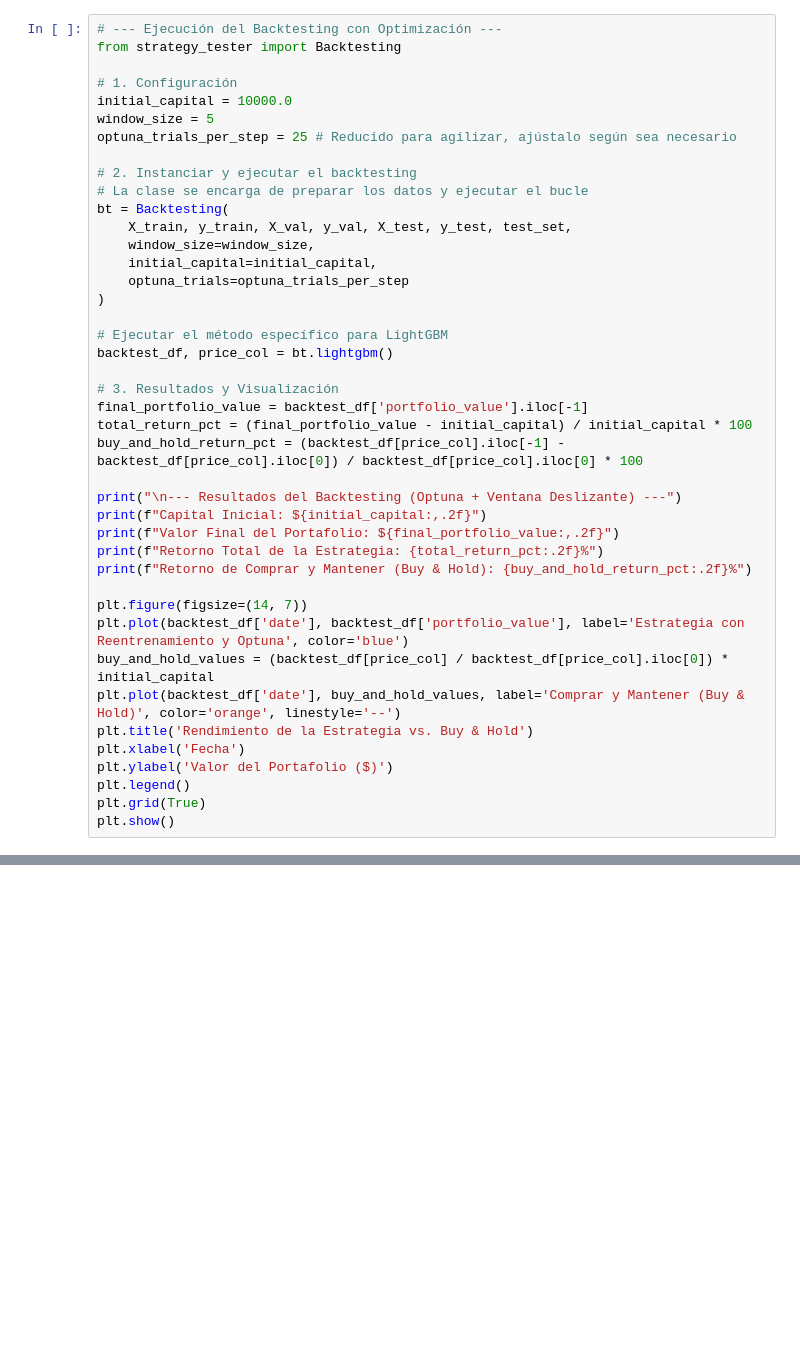
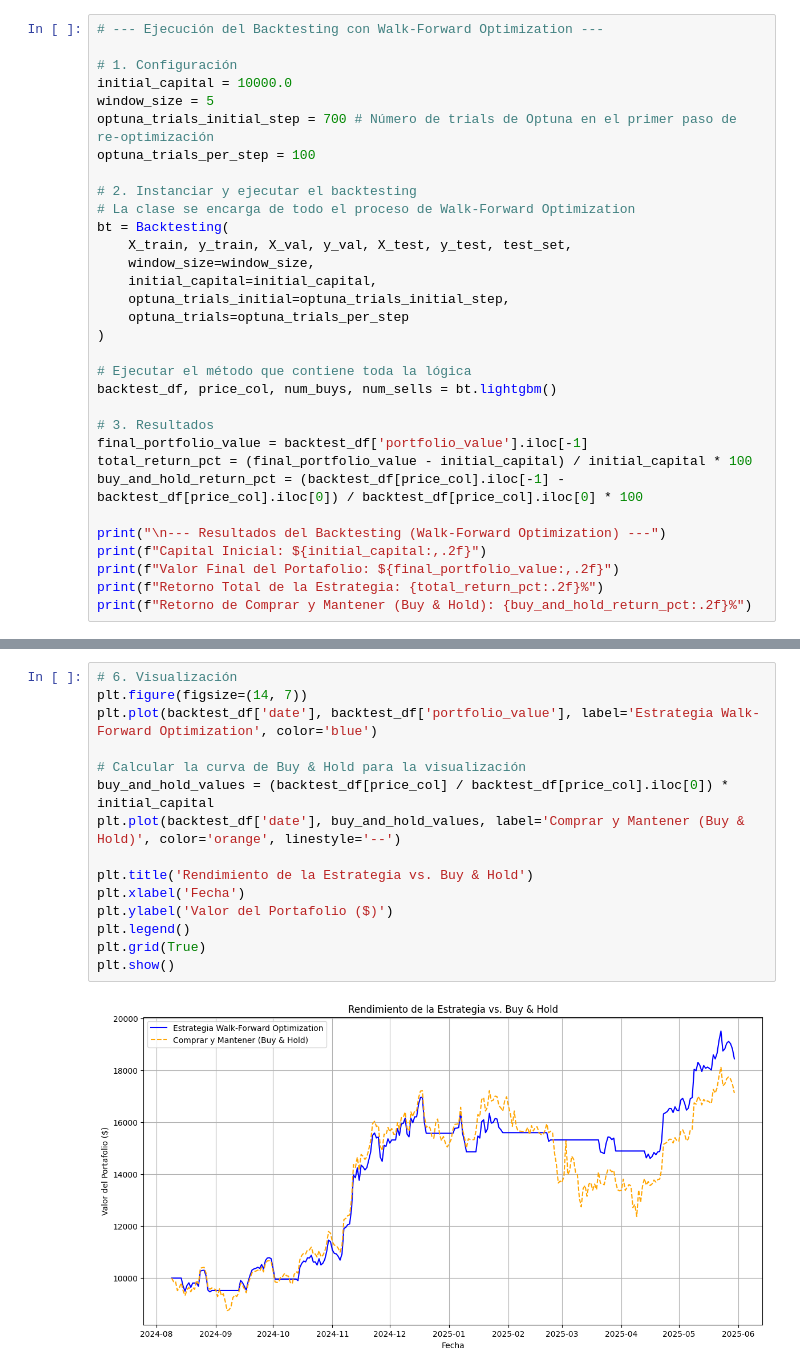
Before and after one commit to GuiredysGomez/bitcoin_sentiment_forecaster, a Jupyter notebook: notebooks/backtesting/select_best_model.ipynb, the cells around one changed output, grey strips where cells are left out. Drawn from its saved outputs; the diff is of its cells as text; blank space fills up the shorter version.

Commit message:
Backtesting ejecutandose bien

```diff
--- a/notebooks/backtesting/select_best_model.ipynb
+++ b/notebooks/backtesting/select_best_model.ipynb
@@ -49,43 +64,33 @@ Mejor modelo según trend_change_f1_score: LightGBM
 # %%
-# --- Ejecución del Backtesting con Optimización ---
-from strategy_tester import Backtesting
+# --- Ejecución del Backtesting con Walk-Forward Optimization ---
 
 # 1. Configuración
 initial_capital = 10000.0
 window_size = 5
-optuna_trials_per_step = 25 # Reducido para agilizar, ajústalo según sea necesario
+optuna_trials_initial_step = 700 # Número de trials de Optuna en el primer paso de re-optimización
+optuna_trials_per_step = 100
 
 # 2. Instanciar y ejecutar el backtesting
-# La clase se encarga de preparar los datos y ejecutar el bucle
+# La clase se encarga de todo el proceso de Walk-Forward Optimization
 bt = Backtesting(
     X_train, y_train, X_val, y_val, X_test, y_test, test_set,
     window_size=window_size,
     initial_capital=initial_capital,
+    optuna_trials_initial=optuna_trials_initial_step,
     optuna_trials=optuna_trials_per_step
 )
 
-# Ejecutar el método específico para LightGBM
-backtest_df, price_col = bt.lightgbm()
+# Ejecutar el método que contiene toda la lógica
+backtest_df, price_col, num_buys, num_sells = bt.lightgbm()
 
-# 3. Resultados y Visualización
+# 3. Resultados
 final_portfolio_value = backtest_df['portfolio_value'].iloc[-1]
 total_return_pct = (final_portfolio_value - initial_capital) / initial_capital * 100
 buy_and_hold_return_pct = (backtest_df[price_col].iloc[-1] - backtest_df[price_col].iloc[0]) / backtest_df[price_col].iloc[0] * 100
 
-print("\n--- Resultados del Backtesting (Optuna + Ventana Deslizante) ---")
+print("\n--- Resultados del Backtesting (Walk-Forward Optimization) ---")
 print(f"Capital Inicial: ${initial_capital:,.2f}")
 print(f"Valor Final del Portafolio: ${final_portfolio_value:,.2f}")
 print(f"Retorno Total de la Estrategia: {total_return_pct:.2f}%")
 print(f"Retorno de Comprar y Mantener (Buy & Hold): {buy_and_hold_return_pct:.2f}%")
-
-plt.figure(figsize=(14, 7))
-plt.plot(backtest_df['date'], backtest_df['portfolio_value'], label='Estrategia con Reentrenamiento y Optuna', color='blue')
-buy_and_hold_values = (backtest_df[price_col] / backtest_df[price_col].iloc[0]) * initial_capital
-plt.plot(backtest_df['date'], buy_and_hold_values, label='Comprar y Mantener (Buy & Hold)', color='orange', linestyle='--')
-plt.title('Rendimiento de la Estrategia vs. Buy & Hold')
-plt.xlabel('Fecha')
-plt.ylabel('Valor del Portafolio ($)')
-plt.legend()
-plt.grid(True)
-plt.show()
 # %% [output]
@@ -371,0 +264,17 @@ Se usa tqdm para mostrar el progreso de la simulación.
+# %%
+# 6. Visualización
+plt.figure(figsize=(14, 7))
+plt.plot(backtest_df['date'], backtest_df['portfolio_value'], label='Estrategia Walk-Forward Optimization', color='blue')
+
+# Calcular la curva de Buy & Hold para la visualización
+buy_and_hold_values = (backtest_df[price_col] / backtest_df[price_col].iloc[0]) * initial_capital
+plt.plot(backtest_df['date'], buy_and_hold_values, label='Comprar y Mantener (Buy & Hold)', color='orange', linestyle='--')
+
+plt.title('Rendimiento de la Estrategia vs. Buy & Hold')
+plt.xlabel('Fecha')
+plt.ylabel('Valor del Portafolio ($)')
+plt.legend()
+plt.grid(True)
+plt.show()
+# %% [output]
+[figure, added]
```
Also changed, not shown: parts of 14 cells of this notebook, 1 other file.
